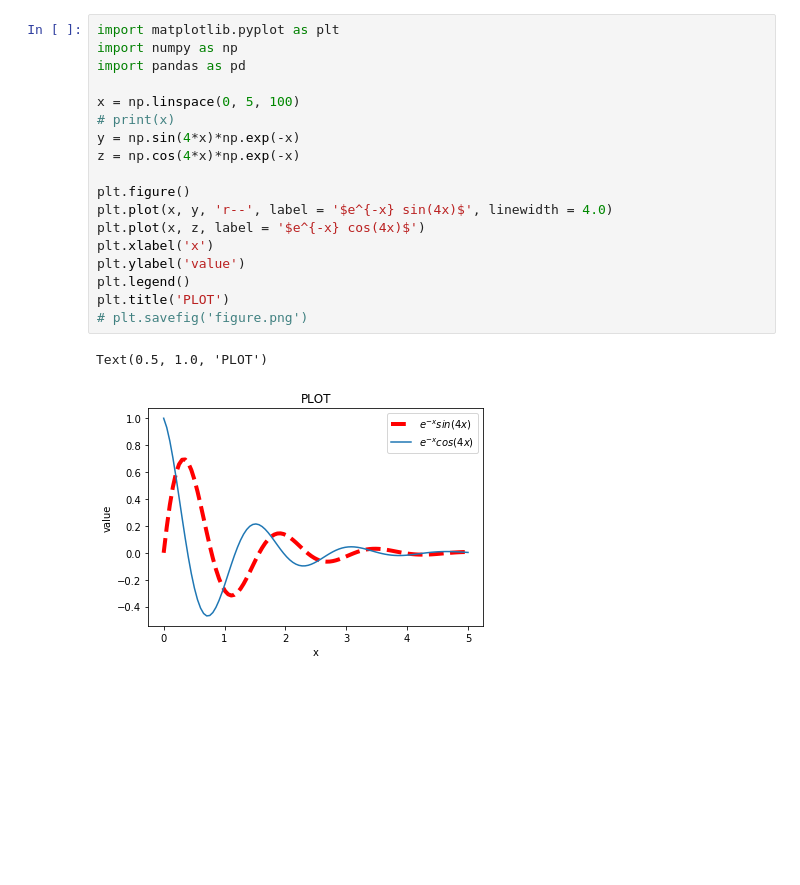
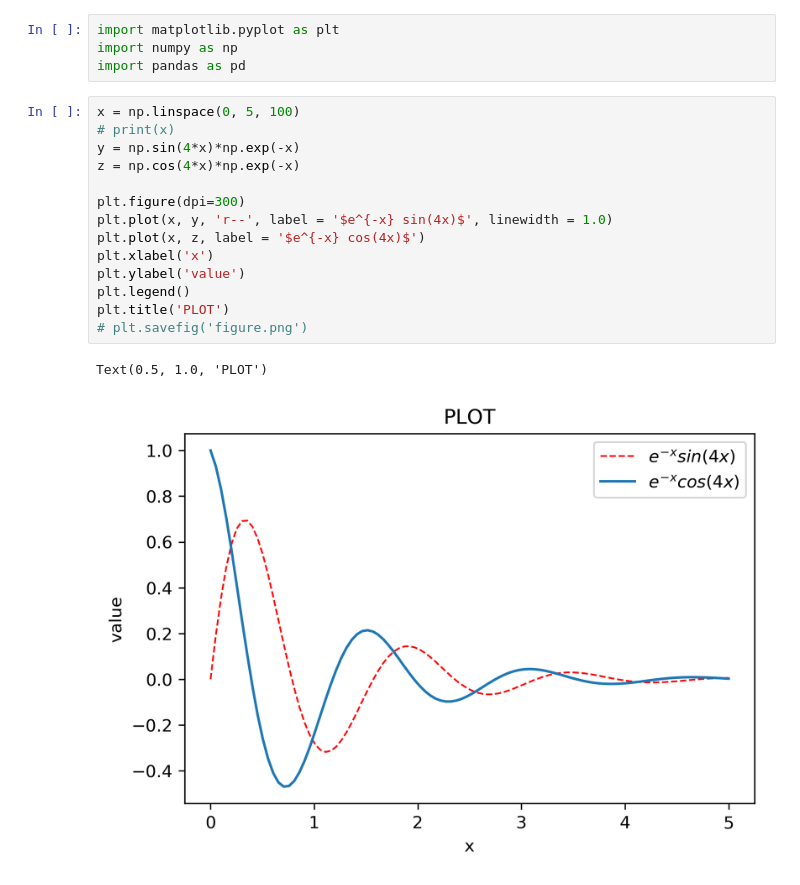
Before and after one commit to Stavrosfil/introduction_to_python, a Jupyter notebook: pythonIntro.ipynb, the cells around one changed output. Saved outputs shown, nothing was run; the diff lists cells and outputs as text; blank space fills up the shorter version.

```diff
--- a/pythonIntro.ipynb
+++ b/pythonIntro.ipynb
@@ -1,21 +30,21 @@
+# %%
+import matplotlib.pyplot as plt
+import numpy as np
+import pandas as pd
 # %%
-import matplotlib.pyplot as plt
-import numpy as np
-import pandas as pd
-
 x = np.linspace(0, 5, 100)
 # print(x)
 y = np.sin(4*x)*np.exp(-x)
 z = np.cos(4*x)*np.exp(-x)
 
-plt.figure()
-plt.plot(x, y, 'r--', label = '$e^{-x} sin(4x)$', linewidth = 4.0)
+plt.figure(dpi=300)
+plt.plot(x, y, 'r--', label = '$e^{-x} sin(4x)$', linewidth = 1.0)
 plt.plot(x, z, label = '$e^{-x} cos(4x)$')
 plt.xlabel('x')
 plt.ylabel('value')
 plt.legend()
 plt.title('PLOT')
 # plt.savefig('figure.png')
 # %% [output]
 Text(0.5, 1.0, 'PLOT')
-[figure, old version]
+[figure, new version]
```
Also changed, not shown: parts of 3 cells of this notebook.
